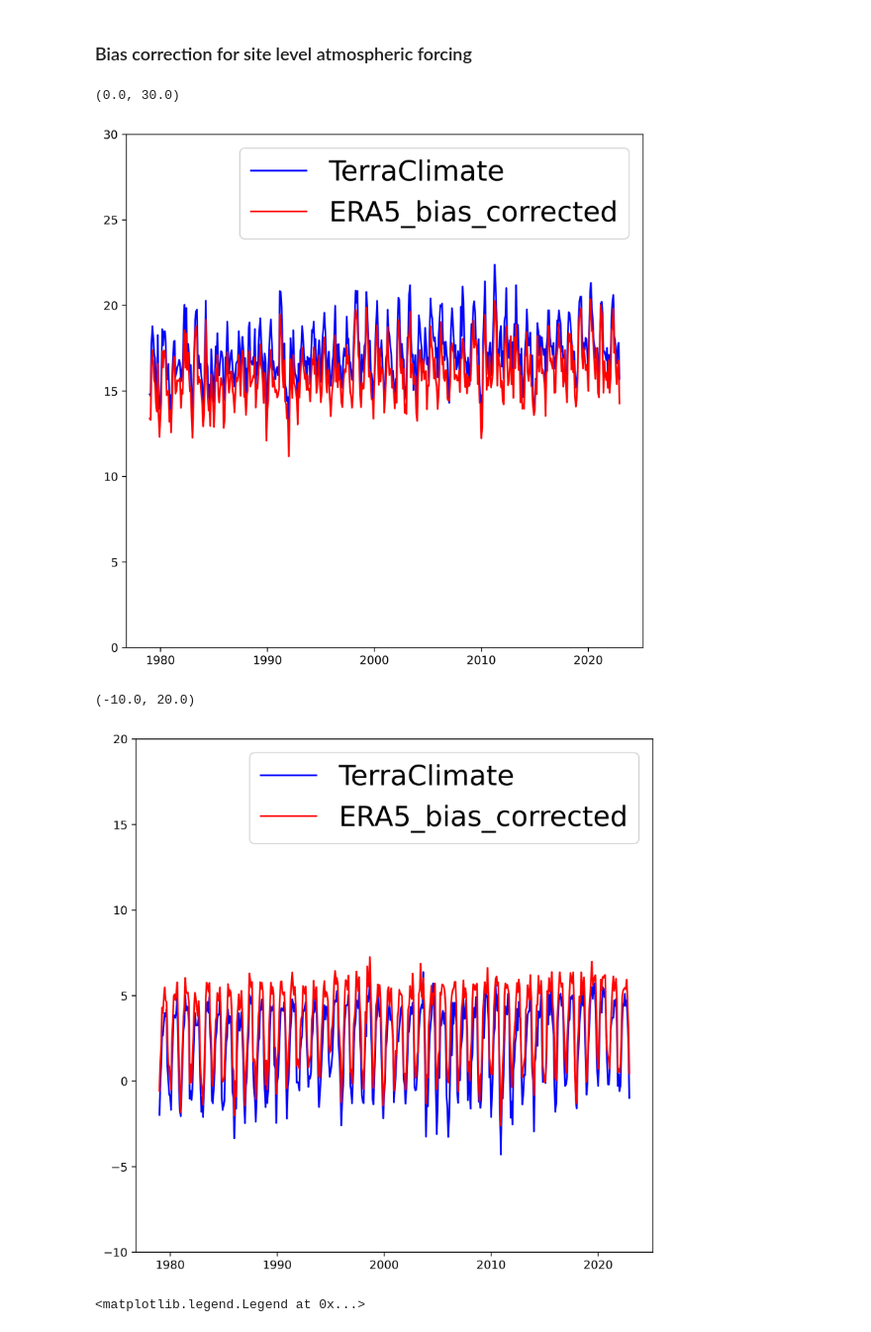
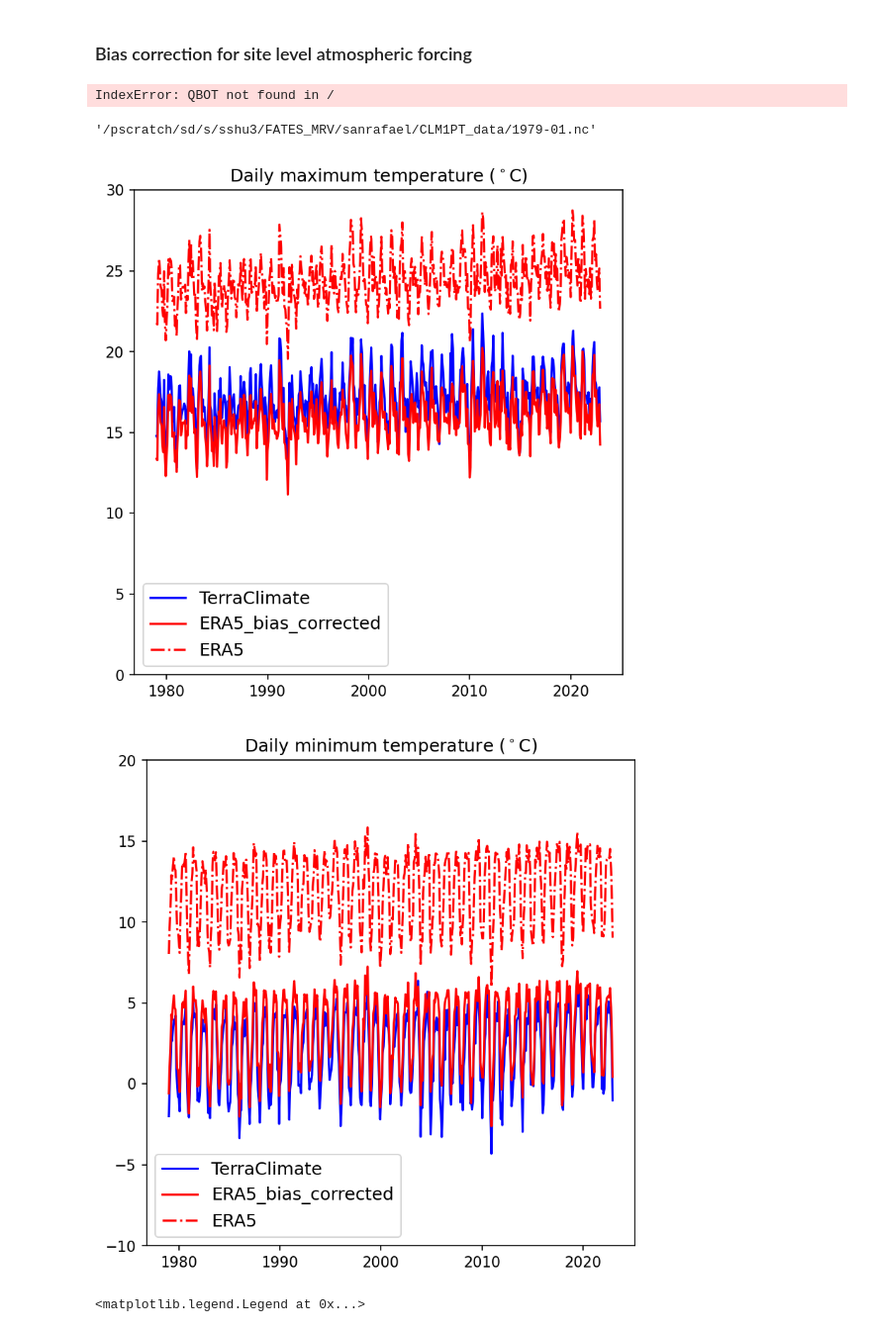
Before and after one commit to goose888/FATES_MRV, a Jupyter notebook: Generate_climate_forcings.ipynb, the cells around one changed output. Shown at 99% size. Saved outputs shown, nothing was run; the diff lists cells and outputs as text; code cells hidden in the pictures.

Commit message:
Add more analysis codes for FATES MRV simulations.

```diff
--- a/Generate_climate_forcings.ipynb
+++ b/Generate_climate_forcings.ipynb
@@ -204,8 +204,8 @@ for i in np.arange(yrbeg,yrend):
         dtc['PRECTmms'][:] = sr_prec_era
         dtc['WIND'][:] = sr_wind_era
         dtc['FSDS'][:] = sr_rad_era
-        dtc['TDEW'][:] = sr_lrad_era
-        dtc['QBOT'][:] = sr_rh_era
+        dtc['FLDS'][:] = sr_lrad_era
+        dtc['RH'][:] = sr_rh_era
         dtc.close()
 
 end = time.time()
@@ -328,6 +328,12 @@ for i in np.arange(yrbeg,yrend):
         dtc['WIND'][:] = sr_wind_era
         dtc['QBOT'][:] = sr_rh_era * 100
         dtc.close()
+# %% [output]
+IndexError: QBOT not found in /
+# %%
+fp
+# %% [output]
+'/pscratch/sd/s/sshu3/FATES_MRV/sanrafael/CLM1PT_data/1979-01.nc'
 # %%
 # Read in data and make plot to validate
 # Obtain TerraClimate data
@@ -348,7 +354,7 @@ for i in np.arange(yrbeg,yrend):
         dtc = nc4.Dataset(fp, 'r+')
         sr_tbot_era = dtc['TBOT'][:]
         sr_wind_era = dtc['WIND'][:]
-        sr_rh_era = dtc['QBOT'][:]
+        sr_rh_era = dtc['RH'][:]
         dtc.close()
 
         pbeg = (i-yrbeg)*12+j-1
@@ -364,28 +370,32 @@ yr_axis = np.arange(1979, 2023, 1.0/12.0)
 plot_len = len(yr_axis)
 # Tmax, not sure how terra climate calculate Tmax and Tmin,
 # but it shall be monthly mean of daily Tmax and Tmin
-fig = plt.figure(figsize=(8,8), dpi=300)
+fig = plt.figure(figsize=(6,6), dpi=150)
 plt.plot(yr_axis, sr_tmax_terra[0:plot_len], 'b-')
 plt.plot(yr_axis, sr_tmax_era[0:plot_len]-273.16, 'r-')
-plt.legend(['TerraClimate', 'ERA5_bias_corrected'], fontsize = 24)
+plt.plot(yr_axis, sr_tmax_era[0:plot_len]-273.16+8.4, 'r-.')
+plt.title('Daily maximum temperature ($^\circ$C)')
+plt.legend(['TerraClimate', 'ERA5_bias_corrected', 'ERA5'], fontsize = 12)
 plt.ylim([0, 30])
+plt.savefig('Hist_max_T.png')
 # %% [output]
-(0.0, 30.0)
-[figure, old version]
+[figure, new version]
 # %%
 # Comparison Tmin
 yr_axis = np.arange(1979, 2023, 1.0/12.0)
 plot_len = len(yr_axis)
 # Tmax, not sure how terra climate calculate Tmax and Tmin,
 # but it shall be monthly mean of daily Tmax and Tmin
-fig = plt.figure(figsize=(8,8), dpi=300)
+fig = plt.figure(figsize=(6,6), dpi=150)
 plt.plot(yr_axis, sr_tmin_terra[0:plot_len], 'b-')
 plt.plot(yr_axis, sr_tmin_era[0:plot_len]-273.16, 'r-')
-plt.legend(['TerraClimate', 'ERA5_bias_corrected'], fontsize = 24)
+plt.plot(yr_axis, sr_tmin_era[0:plot_len]-273.16+8.6, 'r-.')
+plt.title('Daily minimum temperature ($^\circ$C)')
+plt.legend(['TerraClimate', 'ERA5_bias_corrected', 'ERA5'], fontsize = 12)
 plt.ylim([-10, 20])
+plt.savefig('Hist_min_T.png')
 # %% [output]
-(-10.0, 20.0)
-[figure, old version]
+[figure, new version]
 # %%
 # Comparison Wind
 yr_axis = np.arange(1979, 2023, 1.0/12.0)
```
Also changed, not shown: parts of 29 cells of this notebook, 17 other files.
